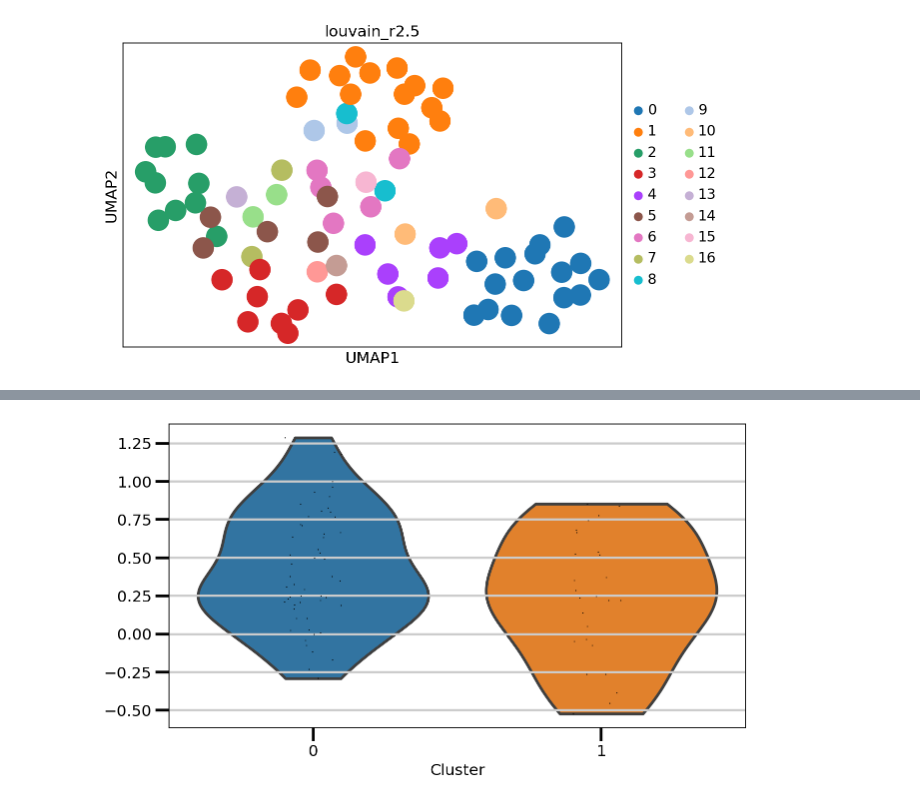
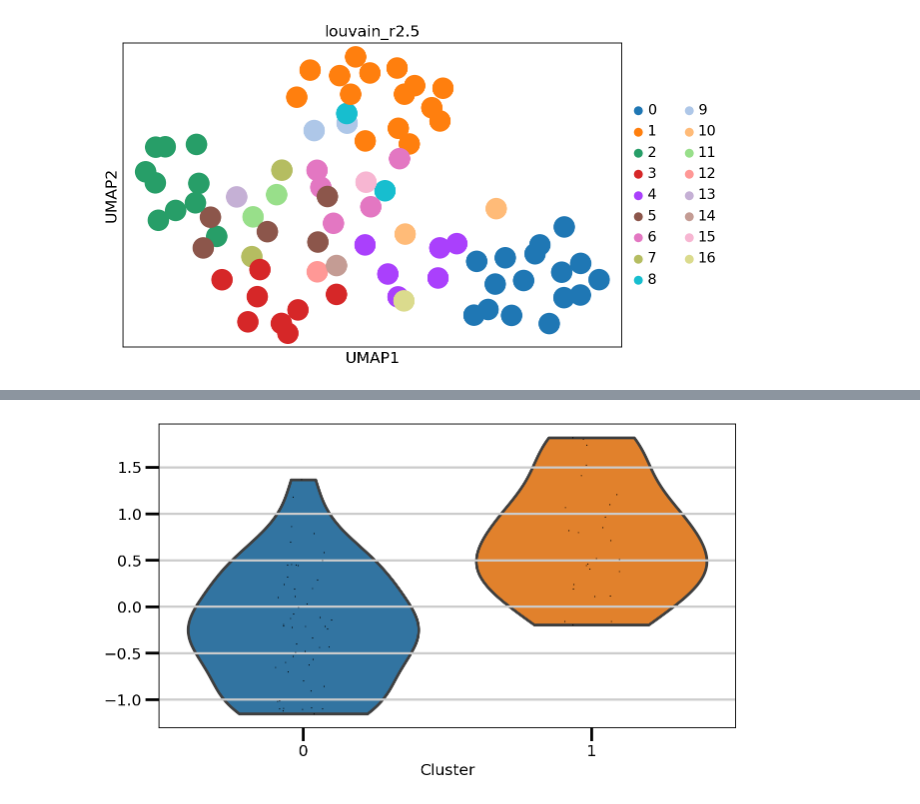
Before and after one commit to ilo21/single_cell_sequencing, a Jupyter notebook: from_rds_9_tomato.ipynb, the cells around one changed output, grey strips where cells are left out. Saved outputs shown, nothing was run; the diff lists cells and outputs as text; code cells hidden in the pictures.

```diff
--- a/from_rds_9_tomato.ipynb
+++ b/from_rds_9_tomato.ipynb
@@ -208,7 +208,8 @@ adata_tomato.var_names_make_unique()
 # %%
 # svg plot for marcin
 # 'Bmpr1b' 'Calca' 'Tac1' 'Sstr2' 'Adra2a' 'Trpm8' Trpv1 Nefh S100b Piezo2 Scn10a
-MY_GENE = 'Scn10a'
+# Calca, Scn10a, Nefh, Piezo2, Bmpr1b, Kit, Trpm8, Trpv1, Sstr2, S100b, Adra2a, Chrna7, Adm, Smr2, Krt79
+MY_GENE = 'Nefh'
 SELECTED_LOUVAIN = 'louvain_r0.5'
 sc.pl.violin(adata_tomato, MY_GENE, use_raw=False, groupby=SELECTED_LOUVAIN,xlabel='Cluster', ylabel='',save='violin_'+MY_GENE+'_'+SELECTED_LOUVAIN+'.svg')
 # %% [output]
@@ -216 +217 @@ WARNING: saving figure to file figures/violinviolin_Scn10a_louvain_r0.5.svg
-[figure, old version]
+[figure, new version]
```
Also changed, not shown: parts of 11 cells of this notebook.
